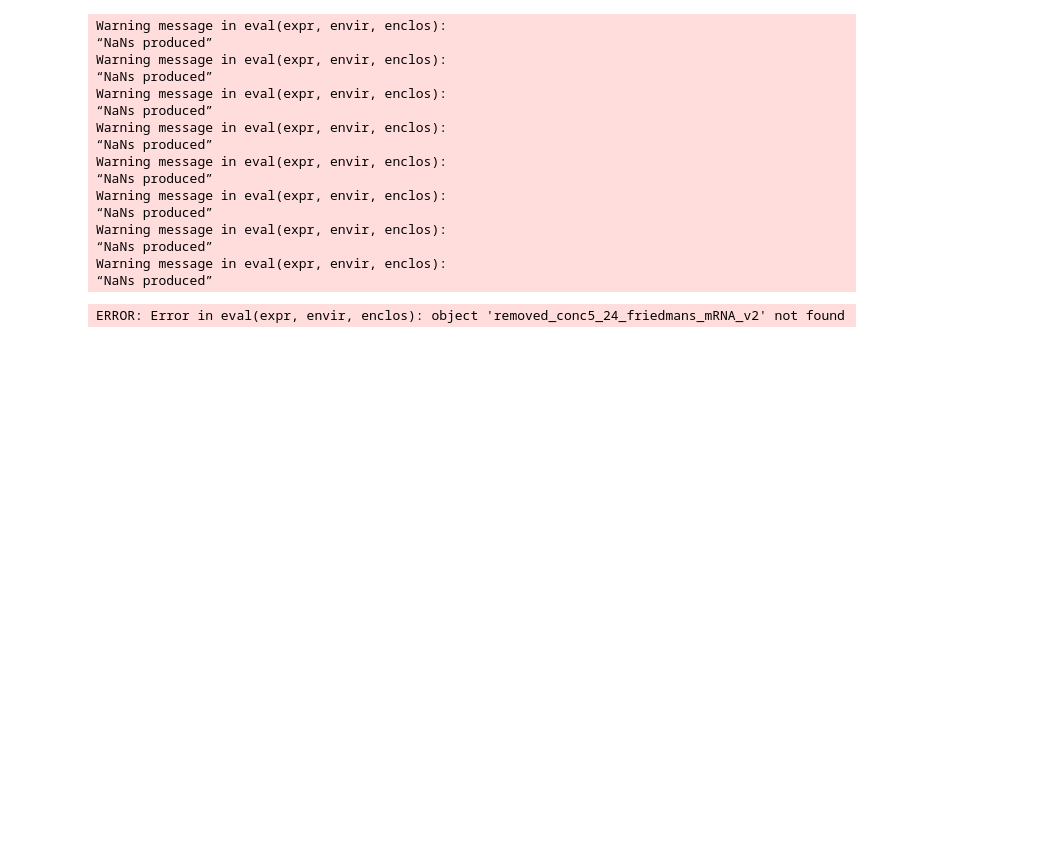
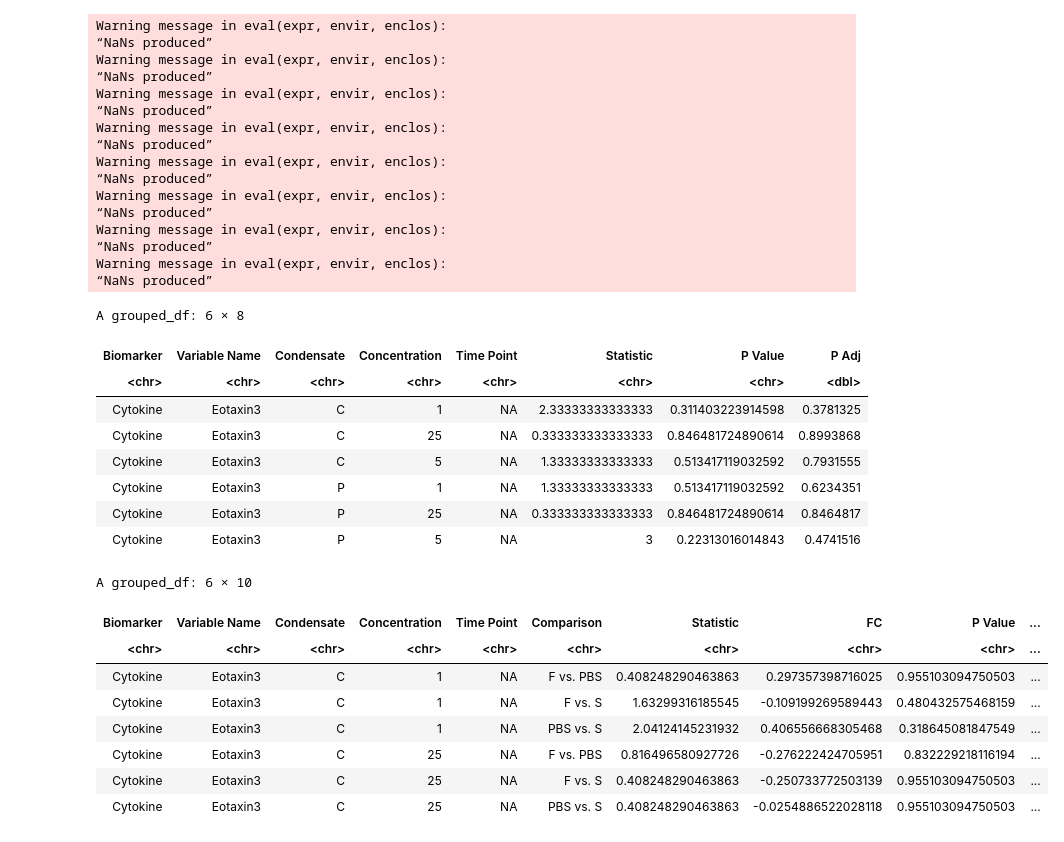
Before and after one commit to UNC-CEMALB/Burn-pit-smoke-condensate-mediated-toxicity-in-human-airway-epithelial-cells-, a Jupyter notebook: 2. Biomarker Distribution Analysis/Biomarker Friedman Analysis.ipynb, the cells around one changed output. Saved outputs shown, nothing was run; the diff lists cells and outputs as text; code cells hidden in the pictures; blank space fills up the shorter version.

```diff
--- a/2. Biomarker Distribution Analysis/Biomarker Friedman Analysis.ipynb
+++ b/2. Biomarker Distribution Analysis/Biomarker Friedman Analysis.ipynb
@@ -365,8 +375,7 @@ for (i in 1:length(unique_biomarker)){
 
     # Nemenyi's post hoc
     nemenyis_test = frdAllPairsNemenyiTest(filtered_df$Norm_ddCT, filtered_df$Burn_Condition, filtered_df$Subject_ID)
-    nemenyis_stats = c(nemenyis_test$statistic[1], nemenyis_test$statistic[2],
-                        nemenyis_test$statistic[4])
+    nemenyis_stats = c(nemenyis_test$statistic[1], nemenyis_test$statistic[2], nemenyis_test$statistic[4])
 
    # calculating FC to get directionality
     control_df = filtered_df %>%
@@ -376,8 +385,7 @@ for (i in 1:length(unique_biomarker)){
 
     FC = c(log2(mean(flaming_df$Norm_ddCT)/mean(control_df$Norm_ddCT))) # PBS vs. F
 
-    nemenyis_pvalues = c(nemenyis_test$p.value[1], nemenyis_test$p.value[2],
-                            nemenyis_test$p.value[4])
+    nemenyis_pvalues = c(nemenyis_test$p.value[1], nemenyis_test$p.value[2], nemenyis_test$p.value[4])
     nemenyis_comparison = "PBS vs. F"
 
     # contains biomarker, biomarker name, conc, time point, condensate, stat, and p value
@@ -421,23 +429,39 @@ mRNAs_friedmans_df = rbind(conc1_24_friedmans_mRNA_v2[[1]], conc1_72_friedmans_m
                 conc5_72_friedmans_mRNA_v2[[1]], five_subject_only_friedmans_df) %>%
     group_by(Condensate, Concentration) %>%
     mutate(`P Adj` = p.adjust(as.numeric(as.character(`P Value`)), method = "fdr"))
-nemenyis_df = rbind(conc1_24_friedmans_mRNA_v2[[2]], conc1_72_friedmans_mRNA_v2[[2]], conc25_4_friedmans_mRNA_v2[[2]],
+mRNAs_nemenyis_df = rbind(conc1_24_friedmans_mRNA_v2[[2]], conc1_72_friedmans_mRNA_v2[[2]], conc25_4_friedmans_mRNA_v2[[2]],
                 conc25_24_friedmans_mRNA_v2[[2]], conc25_72_friedmans_mRNA_v2[[2]], removed_conc5_24_friedmans_mRNA_v2[[2]],
                 conc5_72_friedmans_mRNA_v2[[2]], five_subject_only_nemenyis_df) %>%
+        # removing uneeded rows from five subject only complication
+        filter(`P Value` != "NA") %>%
     group_by(Condensate, Concentration) %>%
     mutate(`P Adj` = p.adjust(as.numeric(as.character(`P Value`)), method = "fdr"))
-# %% [output]
-ERROR: Error in eval(expr, envir, enclos): object 'removed_conc5_24_friedmans_mRNA_v2' not found
 # %%
 # creating 1 df
-friedmans_df = rbind(cytokine_friedmans[[1]], conc1_24_friedmans_mRNA_v2[[1]], conc1_72_friedmans_mRNA_v2[[1]], conc25_4_friedmans_mRNA_v2[[1]],
-                conc25_24_friedmans_mRNA_v2[[1]], conc25_72_friedmans_mRNA_v2[[1]], removed_conc5_24_friedmans_mRNA_v2[[1]],
-                conc5_72_friedmans_mRNA_v2[[1]], five_subject_only_friedmans_df)
-nemenyis_df = rbind(cytokine_friedmans[[2]], conc1_24_friedmans_mRNA_v2[[2]], conc1_72_friedmans_mRNA_v2[[2]], conc25_4_friedmans_mRNA_v2[[2]],
-                conc25_24_friedmans_mRNA_v2[[2]], conc25_72_friedmans_mRNA_v2[[2]], removed_conc5_24_friedmans_mRNA_v2[[2]],
-                conc5_72_friedmans_mRNA_v2[[2]], five_subject_only_nemenyis_df)
+friedmans_df = rbind(cytokine_friedmans[[1]], mRNAs_friedmans_df)
+nemenyis_df = rbind(cytokine_friedmans[[2]], mRNAs_nemenyis_df)
+
 head(friedmans_df)
 head(nemenyis_df)
+# %% [output]
+A grouped_df: 6 × 8
+| Biomarker | Variable Name | Condensate | Concentration | Time Point | Statistic | P Value | P Adj |
+| <chr> | <chr> | <chr> | <chr> | <chr> | <chr> | <chr> | <dbl> |
+| Cytokine | Eotaxin3 | C | 1 | NA | 2.33333333333333 | 0.311403223914598 | 0.3781325 |
+| Cytokine | Eotaxin3 | C | 25 | NA | 0.333333333333333 | 0.846481724890614 | 0.8993868 |
+| Cytokine | Eotaxin3 | C | 5 | NA | 1.33333333333333 | 0.513417119032592 | 0.7931555 |
+| Cytokine | Eotaxin3 | P | 1 | NA | 1.33333333333333 | 0.513417119032592 | 0.6234351 |
+| Cytokine | Eotaxin3 | P | 25 | NA | 0.333333333333333 | 0.846481724890614 | 0.8464817 |
+| Cytokine | Eotaxin3 | P | 5 | NA | 3 | 0.22313016014843 | 0.4741516 |
+A grouped_df: 6 × 10
+| Biomarker | Variable Name | Condensate | Concentration | Time Point | Comparison | Statistic | FC | P Value | ... |
+| <chr> | <chr> | <chr> | <chr> | <chr> | <chr> | <chr> | <chr> | <chr> | ... |
+| Cytokine | Eotaxin3 | C | 1 | NA | F vs. PBS | 0.408248290463863 | 0.297357398716025 | 0.955103094750503 | ... |
+| Cytokine | Eotaxin3 | C | 1 | NA | F vs. S | 1.63299316185545 | -0.109199269589443 | 0.480432575468159 | ... |
+| Cytokine | Eotaxin3 | C | 1 | NA | PBS vs. S | 2.04124145231932 | 0.406556668305468 | 0.318645081847549 | ... |
+| Cytokine | Eotaxin3 | C | 25 | NA | F vs. PBS | 0.816496580927726 | -0.276222424705951 | 0.832229218116194 | ... |
+| Cytokine | Eotaxin3 | C | 25 | NA | F vs. S | 0.408248290463863 | -0.250733772503139 | 0.955103094750503 | ... |
+| Cytokine | Eotaxin3 | C | 25 | NA | PBS vs. S | 0.408248290463863 | -0.0254886522028118 | 0.955103094750503 | ... |
 # %%
 # exporting
 write.xlsx(friedmans_df, paste0(Output,"/", "Friedmans_Results_", cur_date, ".xlsx"),
```
Also changed, not shown: parts of 5 cells of this notebook.
